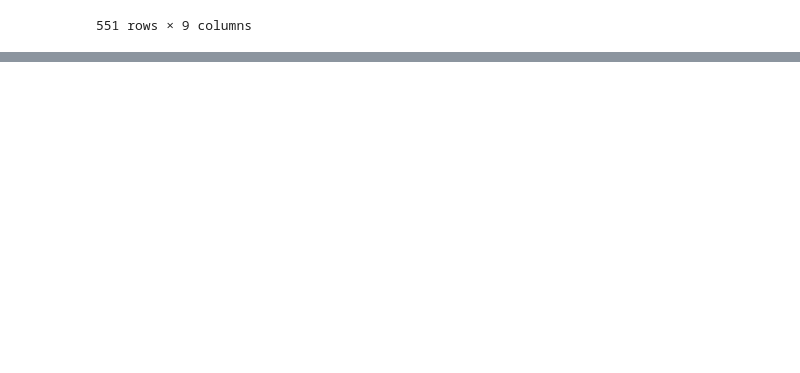
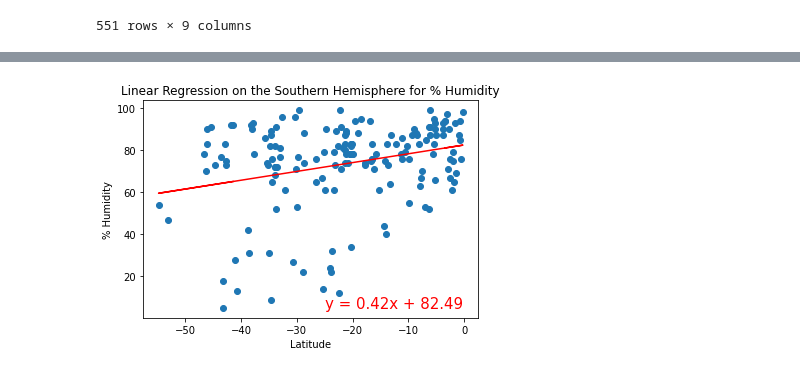
Before and after one commit to abhi82git/World_Weather_Analysis, a Jupyter notebook: WeatherPy.ipynb, the cells around one changed output, grey strips where cells are left out. Cells and saved outputs as stored; diff of their text form; code cells hidden in the pictures; blank space fills up the shorter version.

```diff
--- a/WeatherPy.ipynb
+++ b/WeatherPy.ipynb
@@ -277,0 +340,7 @@ plt.show()
+# %%
+south_x_values = southern_hemi_df["Latitude"]
+south_y_humid_values = southern_hemi_df["Humidity"]
+
+plot_linear_regression(south_x_values,south_y_humid_values,"Linear Regression on the Southern Hemisphere for % Humidity", "% Humidity", (-25,5))
+# %% [output]
+[figure, added]
```
Also changed, not shown: parts of 22 cells of this notebook.
